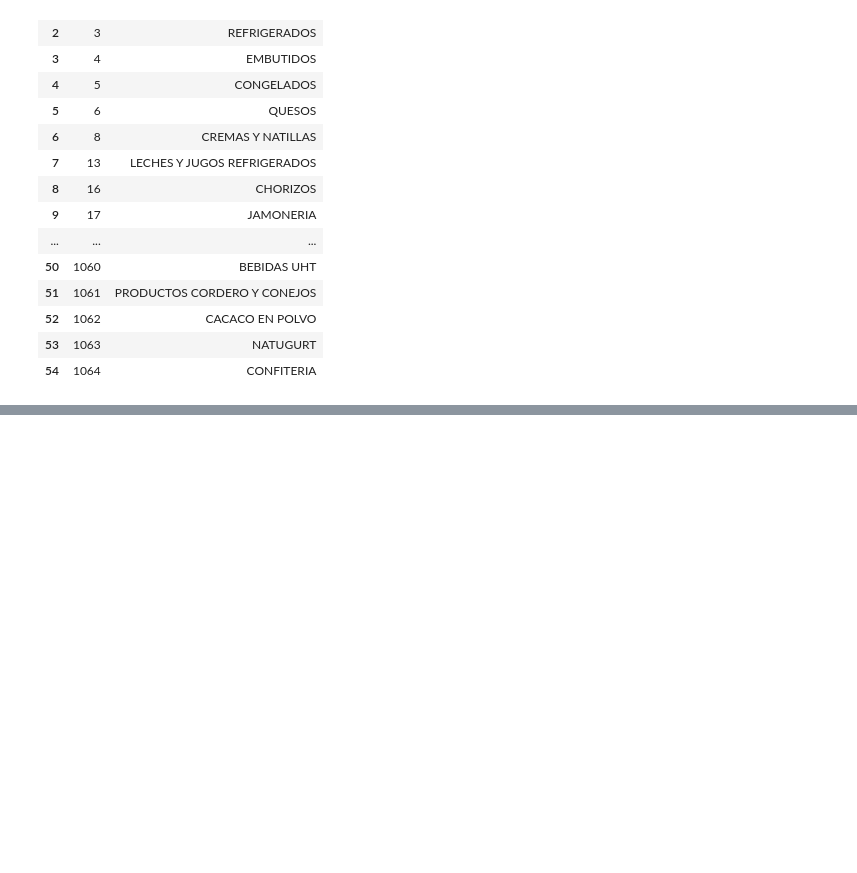
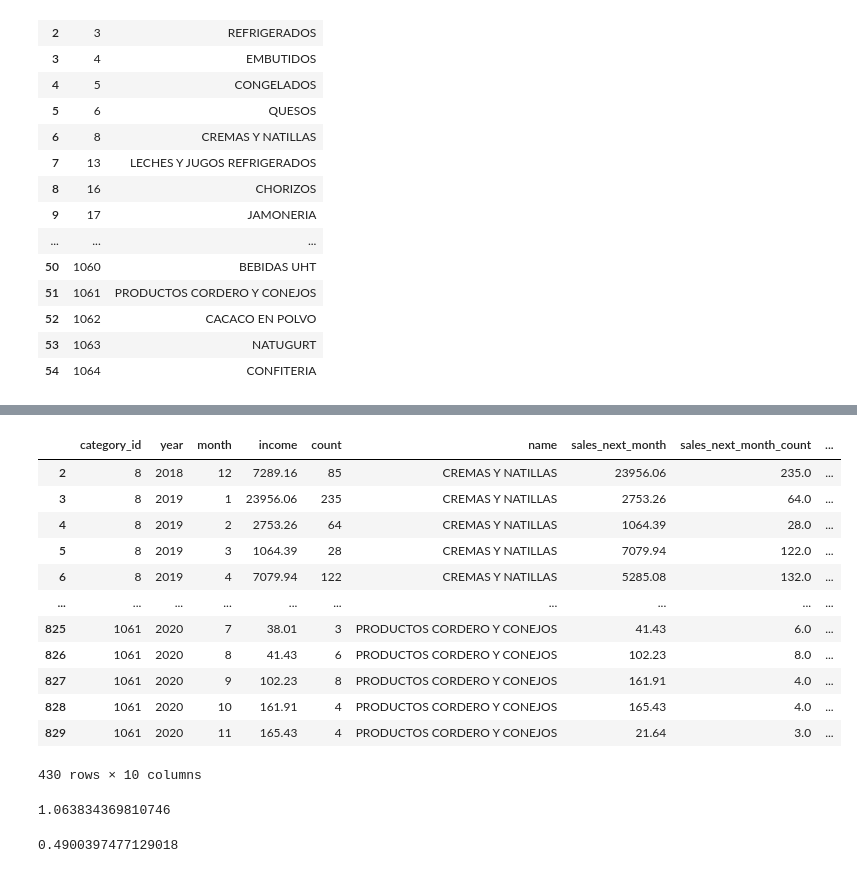
Before and after one commit to fjrp1412/machine-learning-dicascada, a Jupyter notebook: notebooks/categories/model_per_month.ipynb, the cells around one changed output, grey strips where cells are left out. Saved outputs shown, nothing was run; the diff lists cells and outputs as text; code cells hidden in the pictures; blank space fills up the shorter version.

```diff
--- a/notebooks/categories/model_per_month.ipynb
+++ b/notebooks/categories/model_per_month.ipynb
@@ -113 +113,12 @@ df_merged_with_categories
 71833 rows × 15 columns
+# %%
+df_groupby_categories = df_merged_with_categories.groupby(["category_id", "year", "month"])
+
+sales_data = {
+    'income': df_groupby_categories['income_productsale'].sum(),
+    'count': df_groupby_categories['id_productsale'].count(),
+    'name': df_groupby_categories['name_category'].first(),
+}
+
+df_sales_per_month = pd.DataFrame(sales_data)
+df_sales_per_month
@@ -113,0 +140,12 @@ df_merged_with_categories
+# %%
+df_machine_learning = df_sales_per_month.copy()
+df_machine_learning.reset_index(inplace=True)
+# df_machine_learning[df_machine_learning["category_id"] == 24]
+
+
+
+split_point = 2021
+
+data_train = df_machine_learning[df_machine_learning['year'] < split_point].copy()
+data_valid = df_machine_learning[df_machine_learning['year'] >= split_point].copy()
+data_train
@@ -113,0 +166,43 @@ df_merged_with_categories
+# %%
+# Add the columns which gonna be predicted.
+# It just set the products sales next month using
+# the income of the next products sales in the DF
+
+data_train["sales_next_month"] = data_train.groupby("category_id")["income"].shift(-1)
+data_train["sales_next_month_count"] = data_train.groupby("category_id")["count"].shift(-1)
+data_valid["sales_next_month"] = data_valid.groupby("category_id")["income"].shift(-1)
+data_valid["sales_next_month_count"] = data_valid.groupby("category_id")["count"].shift(-1)
+# %%
+# Set diff between sales and sales next day
+data_train.dropna(inplace=True)
+
+data_valid["diff_sales_next_month"] = data_valid.groupby("category_id")["income"].diff(1)
+data_valid["diff_sales_next_month_count"] = data_valid.groupby("category_id")["count"].diff(1)
+data_train["diff_sales_next_month"] = data_train.groupby("category_id")["income"].diff(1)
+data_train["diff_sales_next_month_count"] = data_train.groupby("category_id")["count"].diff(1)
+data_train
+# %% [output]
+|  | category_id | year | month | income | count | name | sales_next_month | sales_next_month_count | ... |
+| 2 | 8 | 2018 | 12 | 7289.16 | 85 | CREMAS Y NATILLAS | 23956.06 | 235.0 | ... |
+| 3 | 8 | 2019 | 1 | 23956.06 | 235 | CREMAS Y NATILLAS | 2753.26 | 64.0 | ... |
+| 4 | 8 | 2019 | 2 | 2753.26 | 64 | CREMAS Y NATILLAS | 1064.39 | 28.0 | ... |
+| 5 | 8 | 2019 | 3 | 1064.39 | 28 | CREMAS Y NATILLAS | 7079.94 | 122.0 | ... |
+| 6 | 8 | 2019 | 4 | 7079.94 | 122 | CREMAS Y NATILLAS | 5285.08 | 132.0 | ... |
+| ... | ... | ... | ... | ... | ... | ... | ... | ... | ... |
+| 825 | 1061 | 2020 | 7 | 38.01 | 3 | PRODUCTOS CORDERO Y CONEJOS | 41.43 | 6.0 | ... |
+| 826 | 1061 | 2020 | 8 | 41.43 | 6 | PRODUCTOS CORDERO Y CONEJOS | 102.23 | 8.0 | ... |
+| 827 | 1061 | 2020 | 9 | 102.23 | 8 | PRODUCTOS CORDERO Y CONEJOS | 161.91 | 4.0 | ... |
+| 828 | 1061 | 2020 | 10 | 161.91 | 4 | PRODUCTOS CORDERO Y CONEJOS | 165.43 | 4.0 | ... |
+| 829 | 1061 | 2020 | 11 | 165.43 | 4 | PRODUCTOS CORDERO Y CONEJOS | 21.64 | 3.0 | ... |
+430 rows × 10 columns
+# %%
+# Baseline for indicators for precission of the model
+
+y_pred = data_train["income"]
+y_true = data_train['sales_next_month']
+
+print(mape(y_true, y_pred))
+wmape(y_true, y_pred)
+# %% [output]
+1.063834369810746
+0.4900397477129018
```
Also changed, not shown: parts of 11 cells of this notebook, 1 other file.
